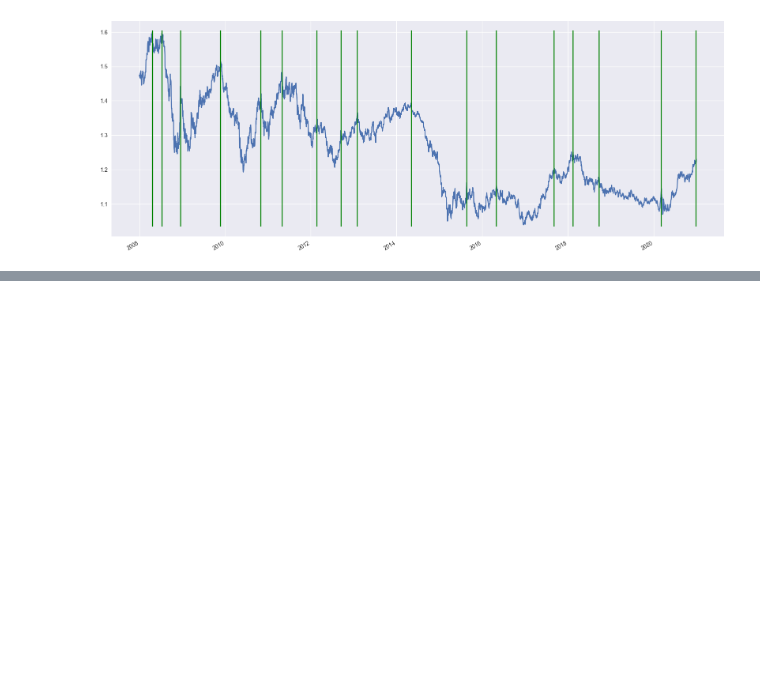
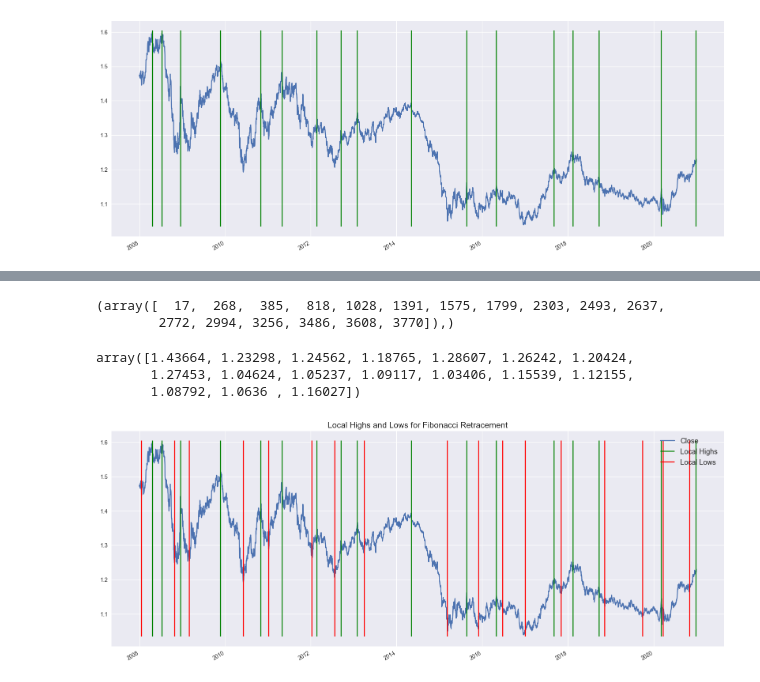
Before and after one commit to AvirukthGT/AlgoTrading, a Jupyter notebook: Fibonacci/Fibonacci.ipynb, the cells around one changed output, grey strips where cells are left out. Drawn from its saved outputs; the diff is of its cells as text; code cells hidden in the pictures; blank space fills up the shorter version.

Commit message:
Identifying Local Lows

```diff
--- a/Fibonacci/Fibonacci.ipynb
+++ b/Fibonacci/Fibonacci.ipynb
@@ -222,0 +241,24 @@ plt.show()
+# %%
+ll = data.Low.copy()
+# %%
+local_min = argrelextrema(ll.values, np.less_equal, order = order)
+# %%
+local_min
+# %% [output]
+(array([  17,  268,  385,  818, 1028, 1391, 1575, 1799, 2303, 2493, 2637,
+        2772, 2994, 3256, 3486, 3608, 3770]),)
+# %%
+data.Low.values[local_min]
+# %% [output]
+array([1.43664, 1.23298, 1.24562, 1.18765, 1.28607, 1.26242, 1.20424,
+       1.27453, 1.04624, 1.05237, 1.09117, 1.03406, 1.15539, 1.12155,
+       1.08792, 1.0636 , 1.16027])
+# %%
+data.Close.plot(figsize = (20, 8))
+plt.vlines(x = data.index[local_max], ymin = data.Low.min(), ymax = data.High.max(), color = "g", label = "Local Highs")
+plt.vlines(x = data.index[local_min], ymin = data.Low.min(), ymax = data.High.max(), color = "r", label = "Local Lows")
+plt.title("Local Highs and Lows for Fibonacci Retracement", fontsize = 15)
+plt.legend(fontsize = 13)
+plt.show()
+# %% [output]
+[figure, added]
```
Also changed, not shown: parts of 2 cells of this notebook.
